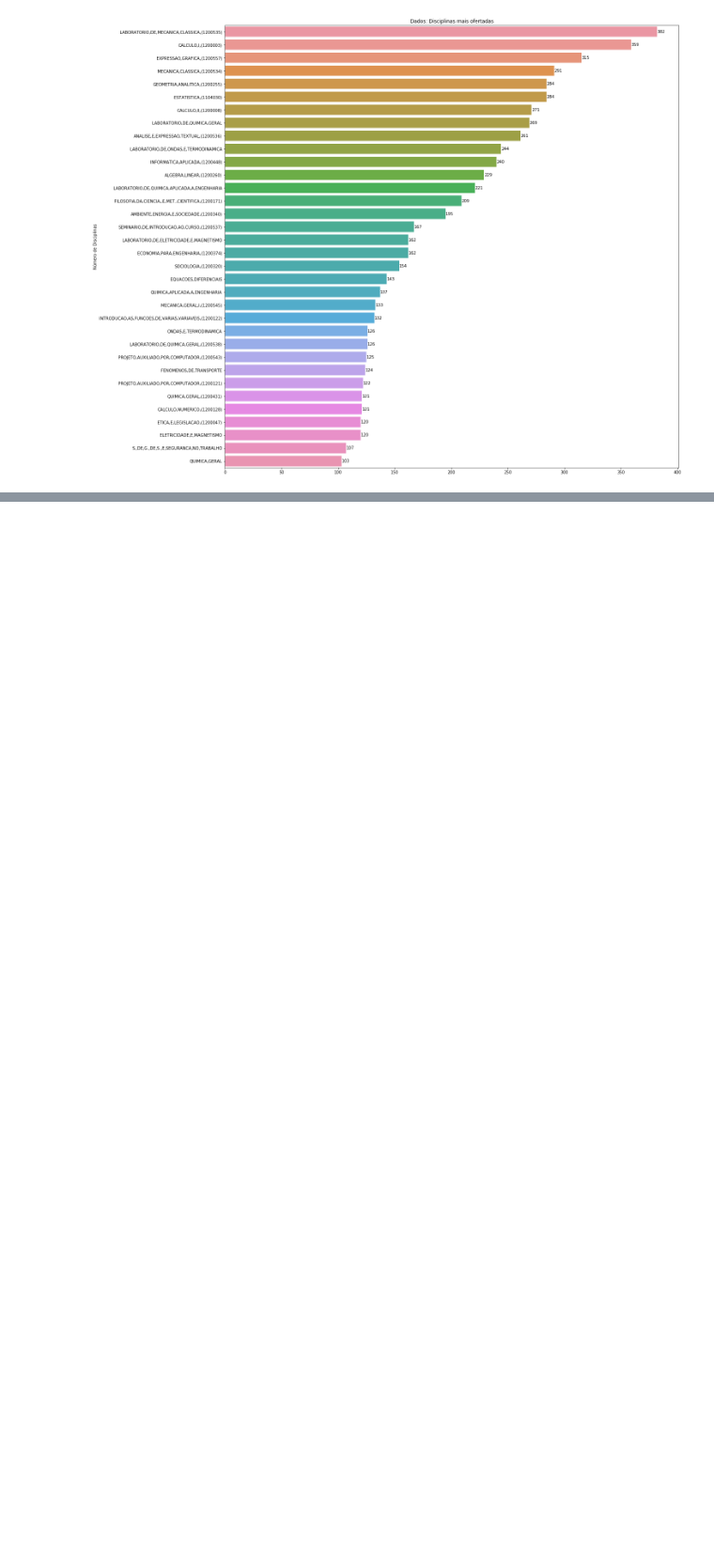
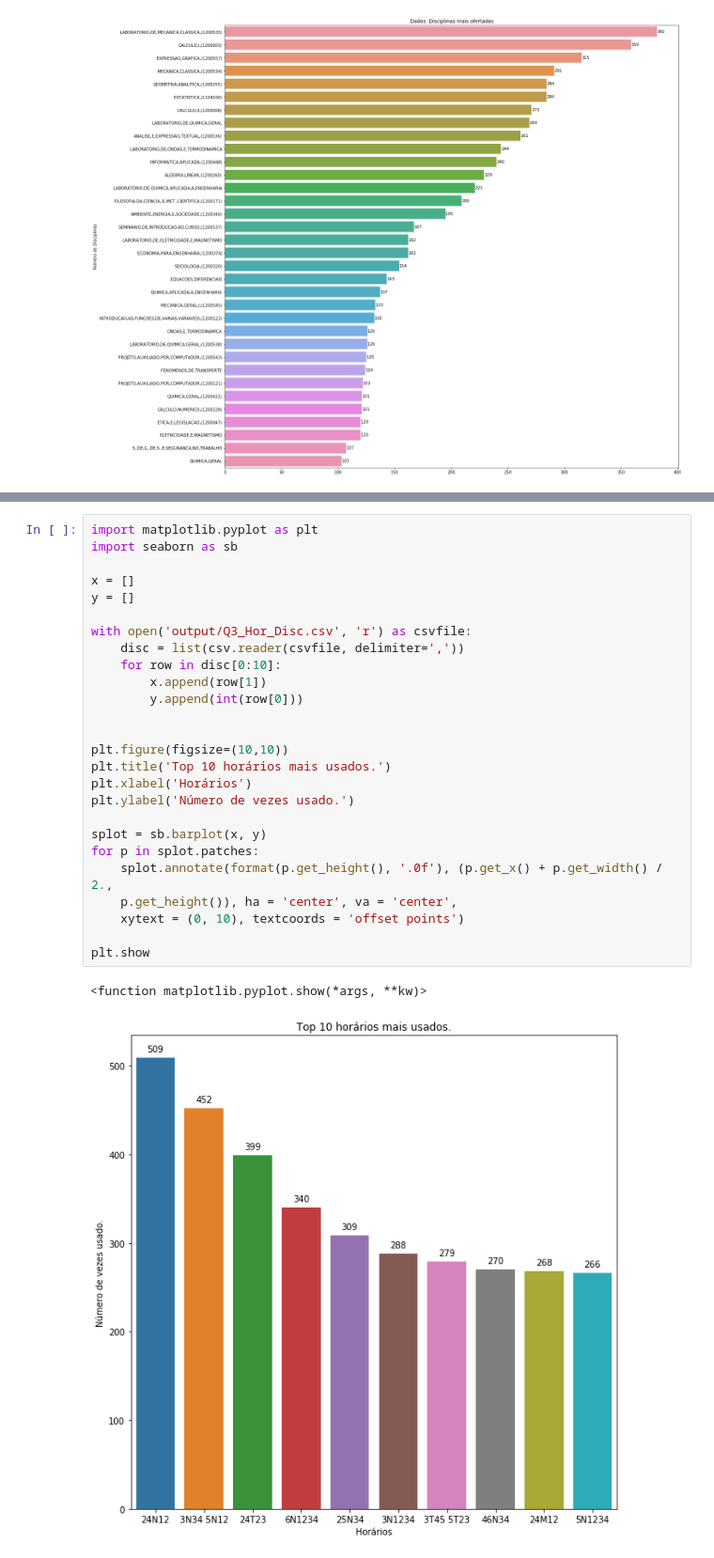
Before and after one commit to DJuanDiego/Mineracao, a Jupyter notebook: analise_ufersa.ipynb, the cells around one changed output, grey strips where cells are left out. Shown at 94% size. Drawn from its saved outputs; the diff is of its cells as text; blank space fills up the shorter version.

```diff
--- a/analise_ufersa.ipynb
+++ b/analise_ufersa.ipynb
@@ -153,0 +217,29 @@ for p in splot.patches:
+# %%
+import matplotlib.pyplot as plt
+import seaborn as sb
+
+x = []
+y = []
+
+with open('output/Q3_Hor_Disc.csv', 'r') as csvfile:
+    disc = list(csv.reader(csvfile, delimiter=','))
+    for row in disc[0:10]:
+        x.append(row[1])
+        y.append(int(row[0]))
+
+
+plt.figure(figsize=(10,10))
+plt.title('Top 10 horários mais usados.')
+plt.xlabel('Horários')
+plt.ylabel('Número de vezes usado.')
+
+splot = sb.barplot(x, y)
+for p in splot.patches:
+    splot.annotate(format(p.get_height(), '.0f'), (p.get_x() + p.get_width() / 2.,
+    p.get_height()), ha = 'center', va = 'center',
+    xytext = (0, 10), textcoords = 'offset points')
+
+plt.show
+# %% [output]
+<function matplotlib.pyplot.show(*args, **kw)>
+[figure, added]
```
Also changed, not shown: parts of 6 cells of this notebook, 6 other files.
